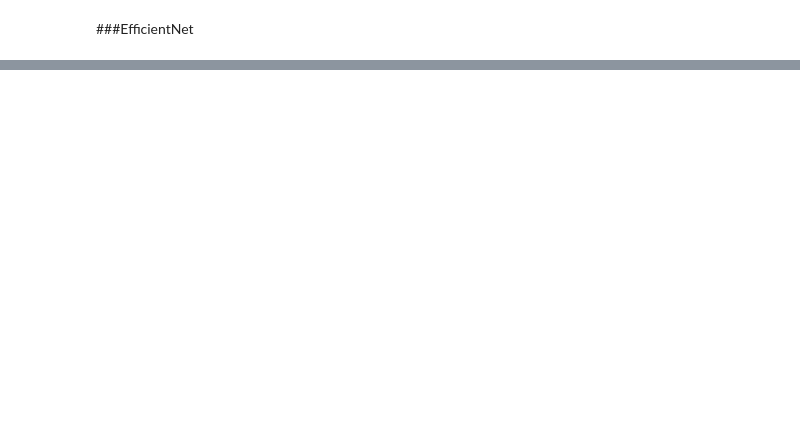
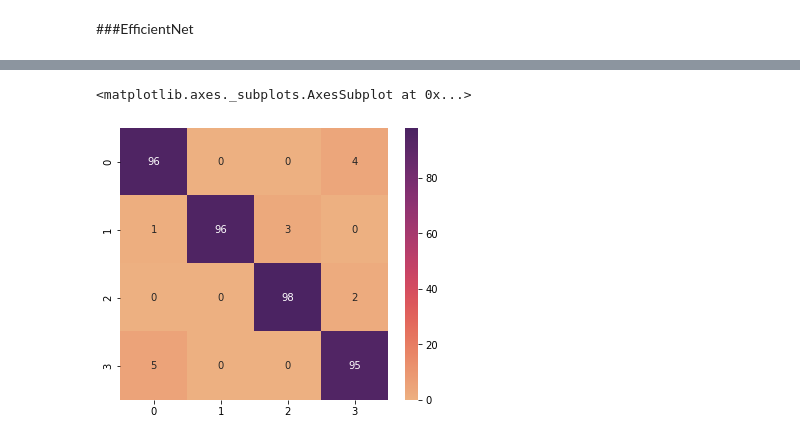
Before and after one commit to monikachudyba/ArtificialNeuralNetworkProjects, a Jupyter notebook: CNN-CoffeeBeanDataset.ipynb, the cells around one changed output, grey strips where cells are left out. Cells and saved outputs as stored; diff of their text form; code cells hidden in the pictures; blank space fills up the shorter version.

```diff
--- a/CNN-CoffeeBeanDataset.ipynb
+++ b/CNN-CoffeeBeanDataset.ipynb
@@ -548,7 +579,11 @@ model.evaluate(test_imagegen_pca32)
 # %% [markdown]
 ###EfficientNet
+# %%
+#With preprocessing disabled EfficientNetV2 models expect their inputs to be float tensors of pixels with values in the [-1, 1] range
+train_imagegen_pca32 = imagegen.flow(normalize(X_train_pca32, axis=-1, order=2), y_cat_train, batch_size=batch_size, seed=2022)
+test_imagegen_pca32 = imagegen_test.flow(normalize(X_test_pca32, axis=-1, order=2), y_cat_test, batch_size=batch_size, seed=2022, shuffle=False)
 # %%
-base_model = EfficientNetV2B0(include_top=False, weights="imagenet")
+base_model = EfficientNetV2B0(include_top=False, weights="imagenet", include_preprocessing=False)
 
 base_model.trainable = False
 
@@ -596 +622,3 @@ Epoch 20/20
 <keras.callbacks.History at 0x...>
+# %%
+predictions = np.argmax(model_en.predict(test_imagegen_pca32), axis=-1)
@@ -596,0 +638,7 @@ Epoch 20/20
+# %%
+cf = confusion_matrix(y_test, predictions)
+plt.figure(figsize=(6, 5))
+sns.heatmap(cf, cmap="flare", annot=True)
+# %% [output]
+<matplotlib.axes._subplots.AxesSubplot at 0x...>
+[figure, added]
```
Also changed, not shown: parts of 24 cells of this notebook.
